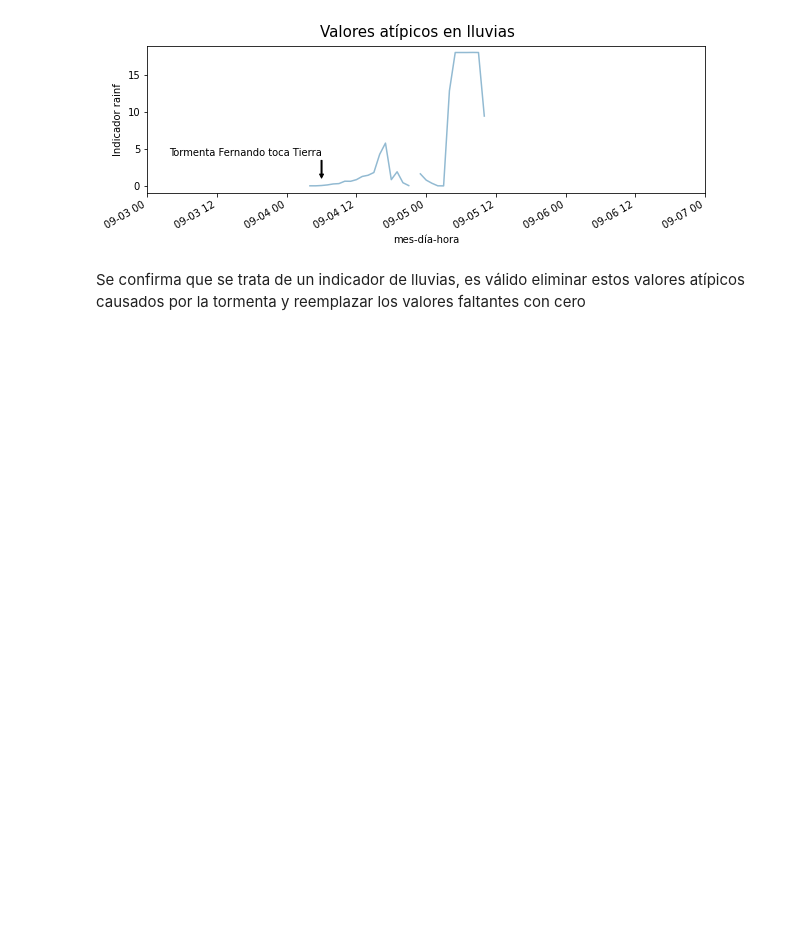
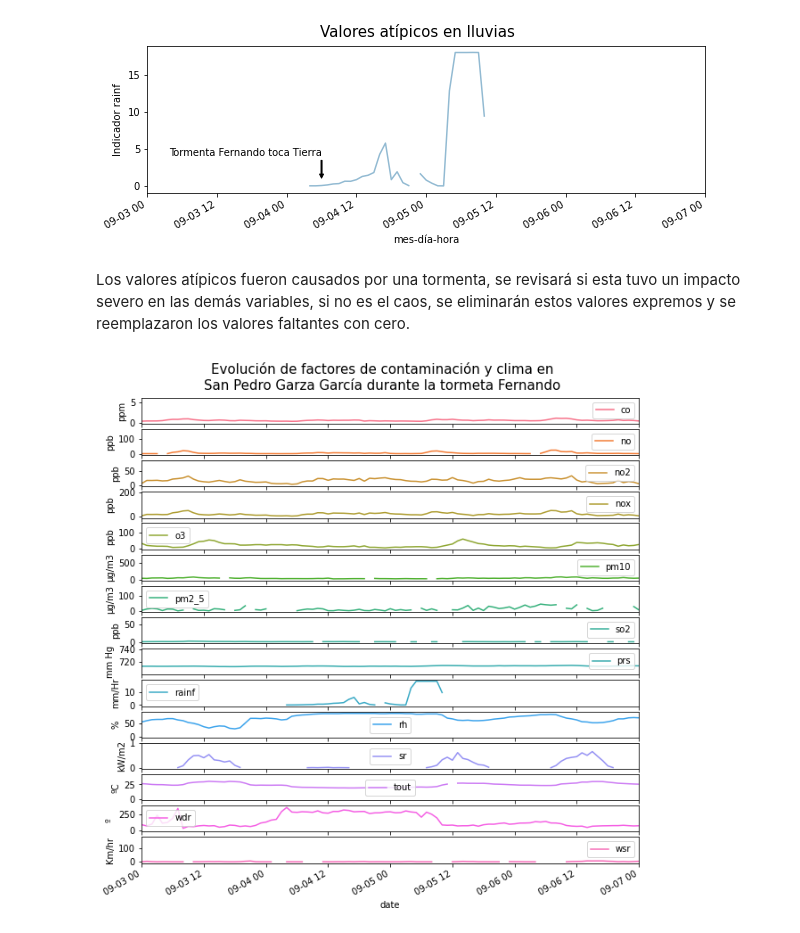
Before and after one commit to kmontocam/MA2003B, a Jupyter notebook: analysis.ipynb, the cells around one changed output. Saved outputs shown, nothing was run; the diff lists cells and outputs as text; code cells hidden in the pictures; blank space fills up the shorter version.

```diff
--- a/analysis.ipynb
+++ b/analysis.ipynb
@@ -148,6 +154,7 @@ for i in range(3):
         sns.histplot(data=factor, ax=axes[i, j],
                      kde=True, color=next(iter_palette))
         axes[i, j].set_title(factor.name)
+        axes[i, j].set_xlabel(measurement_units[factor.name])
 
 _ = fig.suptitle(
     'Histograma para contaminantes e\nindicadores climatológicos', fontsize=20)
@@ -297,5 +213,27 @@ _ = ax.set_ylabel('Indicador rainf')
 _ = fig.suptitle('Valores atípicos en lluvias', fontsize=15)
 # %% [output]
 [figure]
-# %% [markdown]
-Se confirma que se trata de un indicador de lluvias, es válido eliminar estos valores atípicos causados por la tormenta y reemplazar los valores faltantes con cero
+# %% [markdown]
+Los valores atípicos fueron causados por una tormenta, se revisará si esta tuvo un impacto severo en las demás variables, si no es el caos, se eliminarán estos valores expremos y se  reemplazaron los valores faltantes con cero.
+# %%
+palette = sns.husl_palette(n_colors=15)
+
+kwargs = {'subplots': True,
+          'figsize': (10, 10),
+          'sharex': True,
+          'xlim': ['9-3-2019', '9-7-2019'],
+          'colormap': ListedColormap(palette.as_hex())
+          }
+
+axes = df.plot(**kwargs)
+
+for ax in axes:
+    factor = ax.get_legend().get_texts()[0]._text
+    ax.set_ylabel(measurement_units[factor])
+
+fig = axes[0].get_figure()  # All Axes contain the 15 subplots as figure
+_ = fig.suptitle(
+    'Evolución de factores de contaminación y clima en\nSan Pedro Garza García durante la tormeta Fernando', fontsize=15)
+fig.subplots_adjust(top=0.925)
+# %% [output]
+[figure, added]
```
Also changed, not shown: parts of 20 cells of this notebook.
